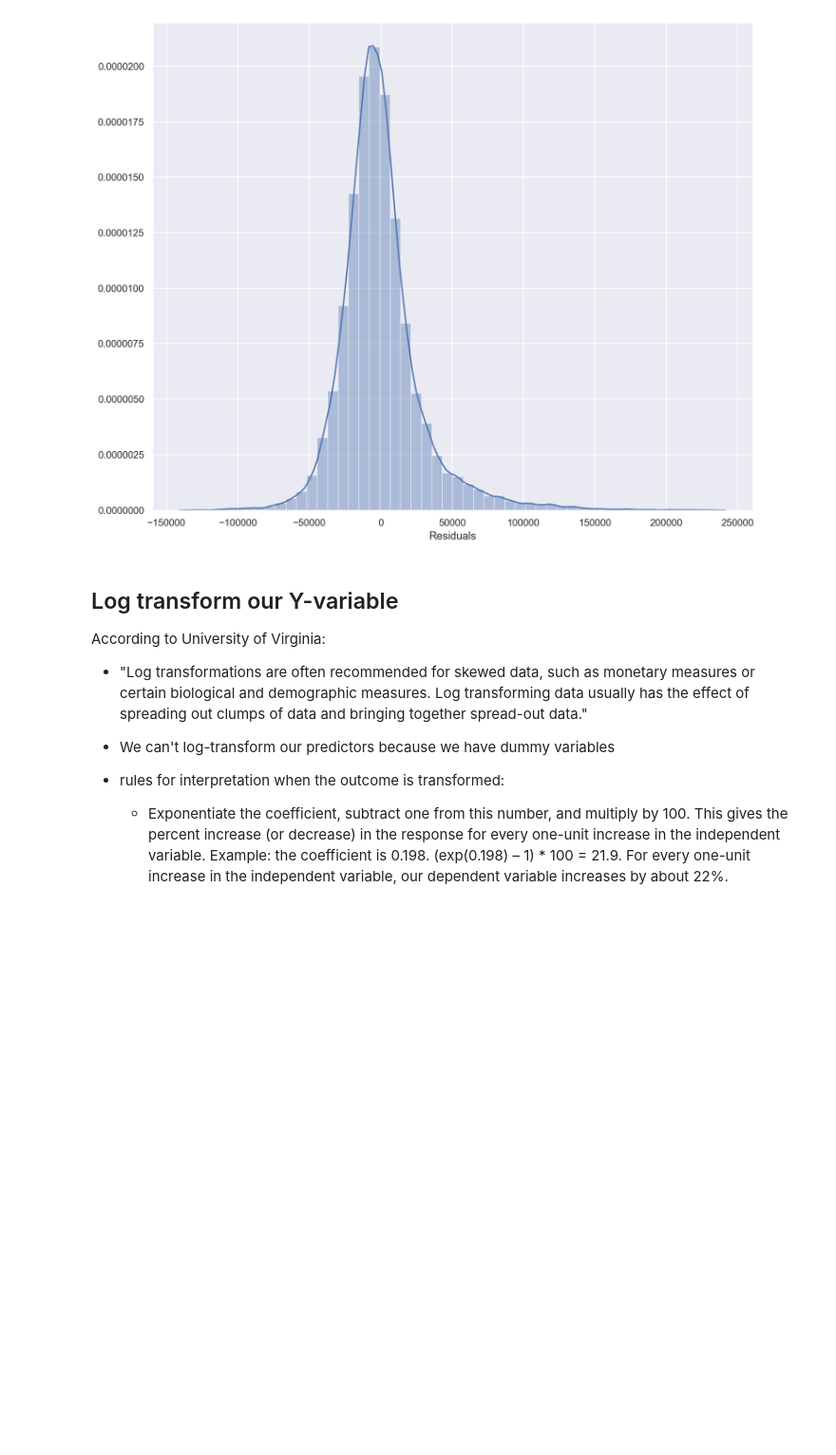
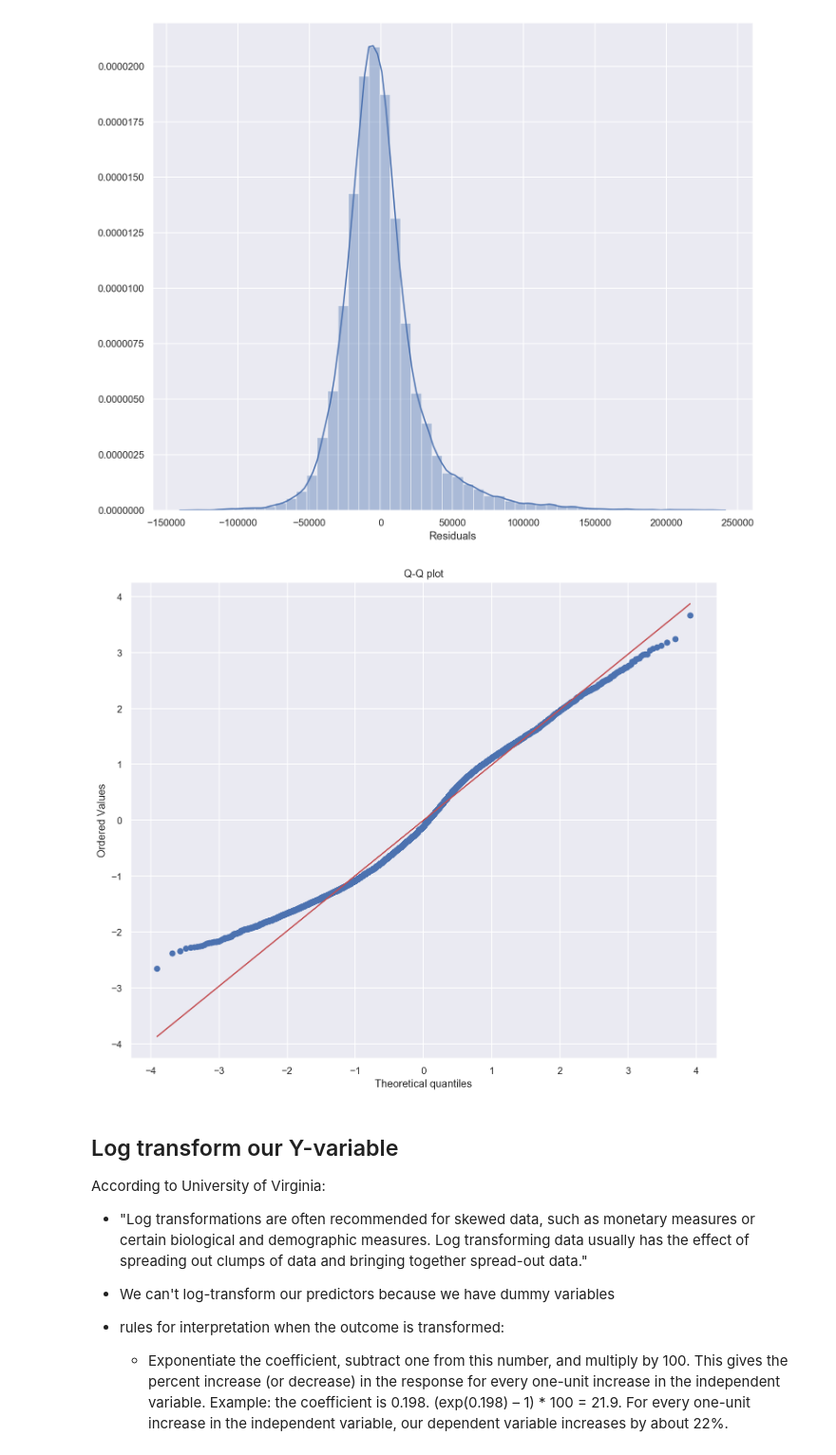
Before and after one commit to KennyMiyasato/developer_salary_predictor, a Jupyter notebook: charlie/charlie_index.ipynb, the cells around one changed output. Shown at 95% size. Cells and saved outputs as stored; diff of their text form; code cells hidden in the pictures; blank space fills up the shorter version.

```diff
--- a/charlie/charlie_index.ipynb
+++ b/charlie/charlie_index.ipynb
@@ -98,6 +109,18 @@ sns.distplot(recursive_outcomes['Residuals'])
 # %% [output]
 <matplotlib.axes._subplots.AxesSubplot at 0x...>
 [figure]
+# %%
+def QQplot(outcomes):
+
+    z= (outcomes['Predicted']-outcomes['Predicted'].mean())/np.std(outcomes['Predicted'])
+    stats.probplot(z, dist="norm", plot=plt)
+
+    plt.title("Q-Q plot")
+    plt.show()
+# %%
+QQplot(sm_outcomes.rename(columns={'Observed_values':'Observed','Predicted_values':'Predicted'}))
+# %% [output]
+[figure, added]
 # %% [markdown]
 ## Log transform our Y-variable
 
```
Also changed, not shown: parts of 124 cells of this notebook.
